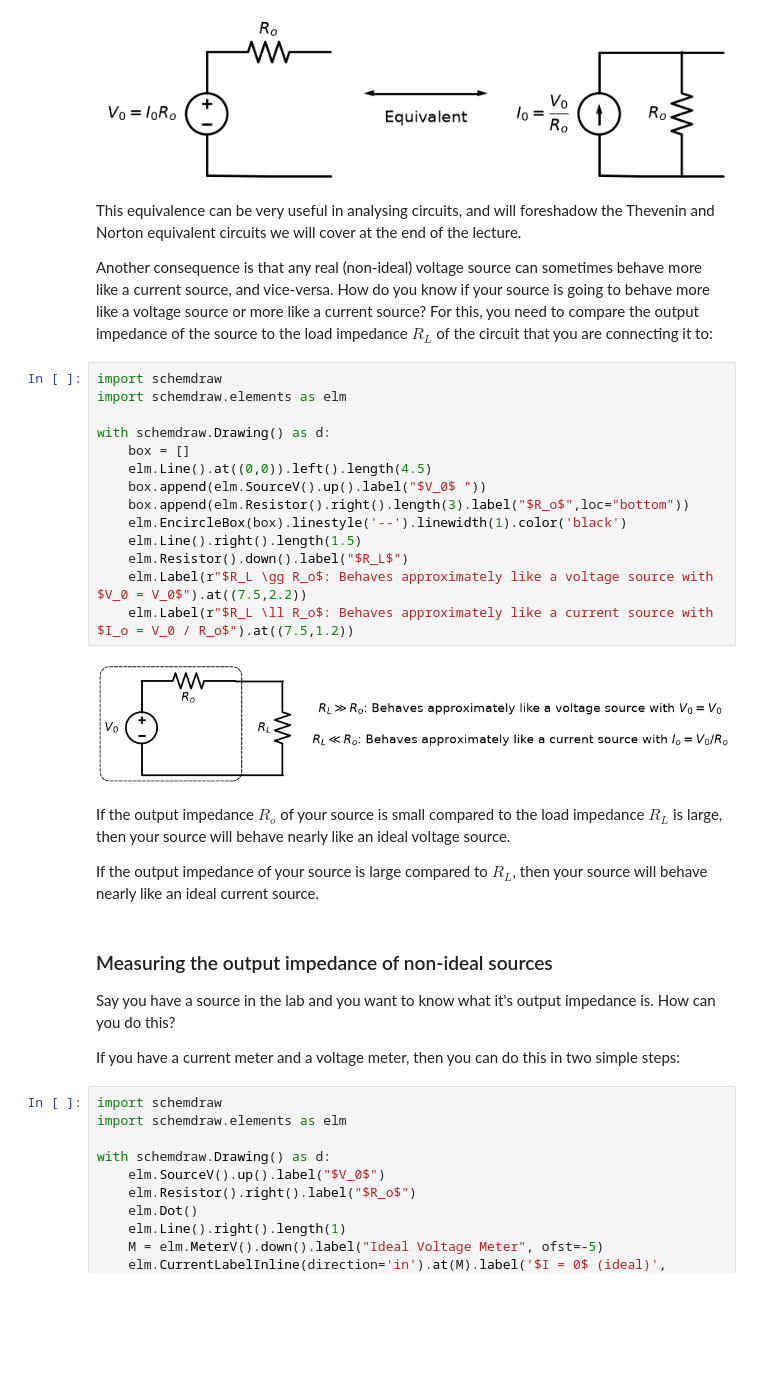
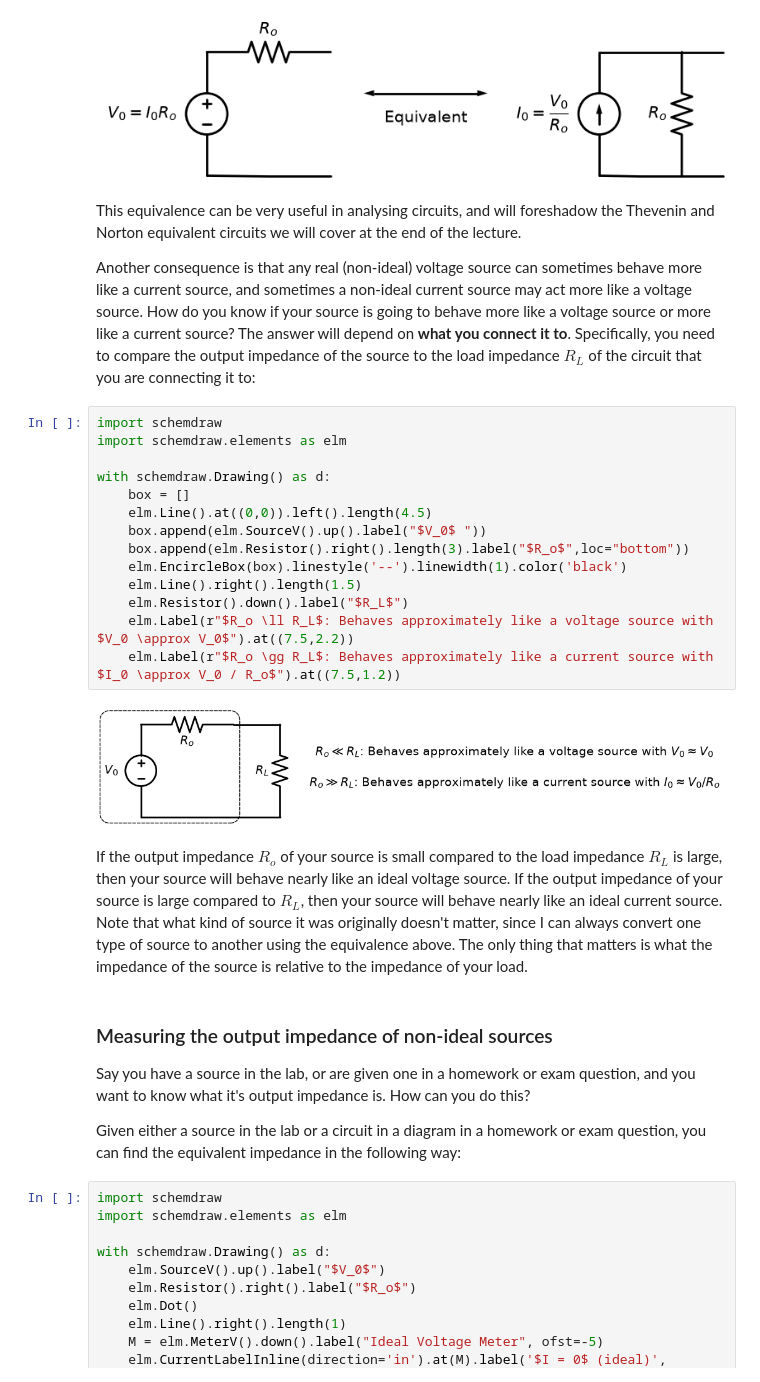
Before and after one commit to gsteele13/cei, a Jupyter notebook: content/Lecture2.ipynb, the cells around one changed output. Saved outputs shown, nothing was run; the diff lists cells and outputs as text; blank space fills up the shorter version.

```diff
--- a/content/Lecture2.ipynb
+++ b/content/Lecture2.ipynb
@@ -407,33 +407,31 @@ with schemdraw.Drawing() as d:
 # %% [markdown]
 This equivalence can be very useful in analysing circuits, and will foreshadow the Thevenin and Norton equivalent circuits we will cover at the end of the lecture.
 
-Another consequence is that any real (non-ideal) voltage source can sometimes behave more like a current source, and vice-versa. How do you know if your source is going to behave more like a voltage source or more like a current source? For this, you need to compare the output impedance of the source to the load impedance $R_L$ of the circuit that you are connecting it to:
+Another consequence is that any real (non-ideal) voltage source can sometimes behave more like a current source, and sometimes a non-ideal current source may act more like a voltage source. How do you know if your source is going to behave more like a voltage source or more like a current source? The answer will depend on **what you connect it to**. Specifically, you need to compare the output impedance of the source to the load impedance $R_L$ of the circuit that you are connecting it to:
 # %%
 import schemdraw
 import schemdraw.elements as elm
 
 with schemdraw.Drawing() as d:
     box = []
     elm.Line().at((0,0)).left().length(4.5)
     box.append(elm.SourceV().up().label("$V_0$ "))
     box.append(elm.Resistor().right().length(3).label("$R_o$",loc="bottom"))
     elm.EncircleBox(box).linestyle('--').linewidth(1).color('black')
     elm.Line().right().length(1.5)
     elm.Resistor().down().label("$R_L$")
-    elm.Label(r"$R_L \gg R_o$: Behaves approximately like a voltage source with $V_0 = V_0$").at((7.5,2.2))
-    elm.Label(r"$R_L \ll R_o$: Behaves approximately like a current source with $I_o = V_0 / R_o$").at((7.5,1.2))
+    elm.Label(r"$R_o \ll R_L$: Behaves approximately like a voltage source with $V_0 \approx V_0$").at((7.5,2.2))
+    elm.Label(r"$R_o \gg R_L$: Behaves approximately like a current source with $I_0 \approx V_0 / R_o$").at((7.5,1.2))
 # %% [output]
-[figure, old version]
+[figure, new version]
 # %% [markdown]
-If the output impedance $R_o$ of your source is small compared to the load impedance $R_L$ is large, then your source will behave nearly like an ideal voltage source.
-
-If the output impedance of your source is large compared to $R_L$, then your source will behave nearly like an ideal current source.
+If the output impedance $R_o$ of your source is small compared to the load impedance $R_L$ is large, then your source will behave nearly like an ideal voltage source. If the output impedance of your source is large compared to $R_L$, then your source will behave nearly like an ideal current source. Note that what kind of source it was originally doesn't matter, since I can always convert one type of source to another using the equivalence above. The only thing that matters is what the impedance of the source is relative to the impedance of your load.
 # %% [markdown]
 ### Measuring the output impedance of non-ideal sources
 
-Say you have a source in the lab and you want to know what it's output impedance is. How can you do this?
+Say you have a source in the lab, or are given one in a homework or exam question, and you want to know what it's output impedance is. How can you do this?
 
-If you have a current meter and a voltage meter, then you can do this in two simple steps:
+Given either a source in the lab or a circuit in a diagram in a homework or exam question, you can find the equivalent impedance in the following way:
 # %%
 import schemdraw
 import schemdraw.elements as elm
```
Also changed, not shown: parts of 3 cells of this notebook.
